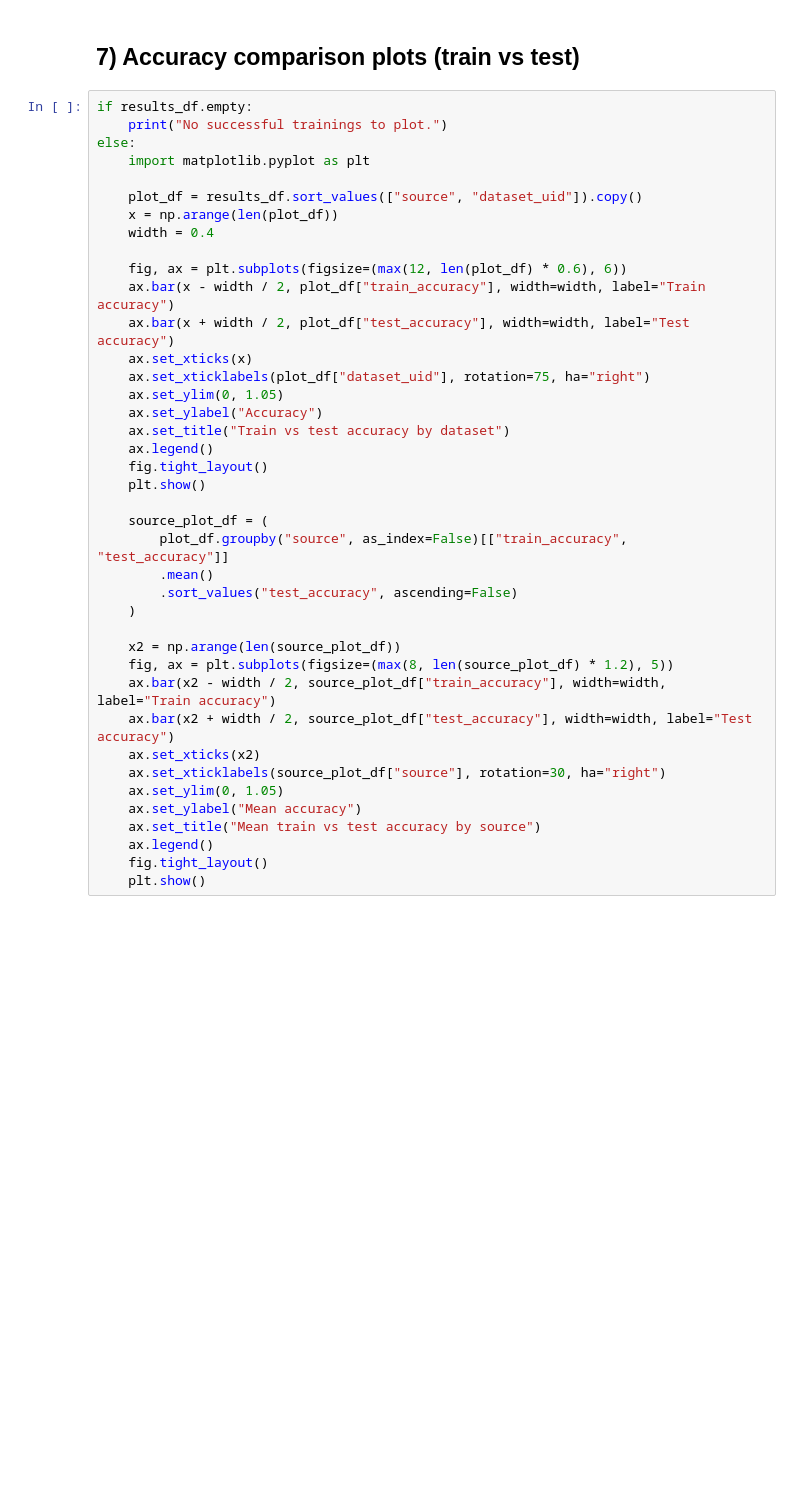
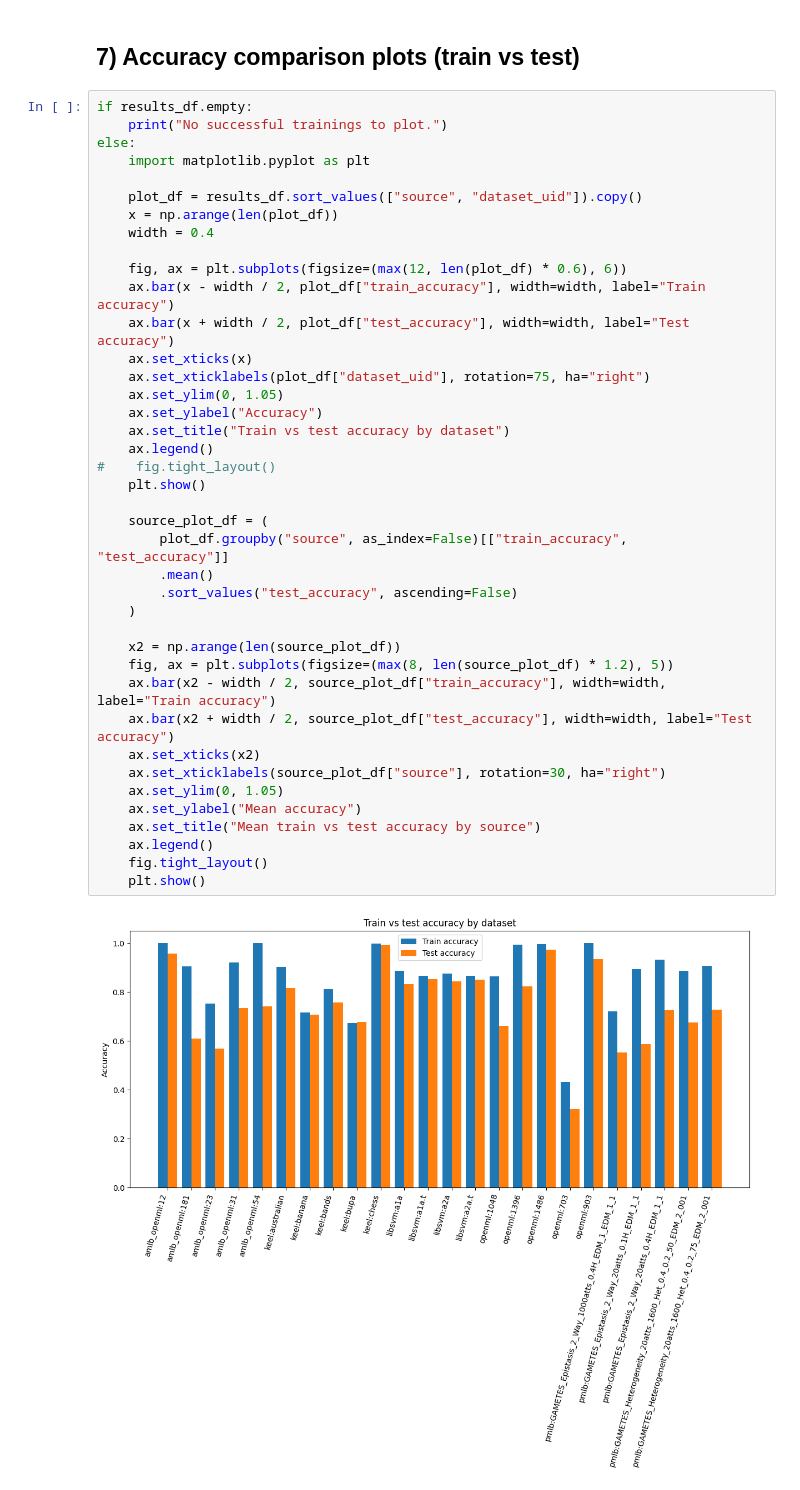
Before and after one commit to CalculatedContent/xgbwwdata, a Jupyter notebook: XGBWW_Catalog_Random5_XGBoost_Accuracy.ipynb, the cells around one changed output. Drawn from its saved outputs; the diff is of its cells as text; blank space fills up the shorter version.

```diff
--- a/XGBWW_Catalog_Random5_XGBoost_Accuracy.ipynb
+++ b/XGBWW_Catalog_Random5_XGBoost_Accuracy.ipynb
@@ -233,31 +333,33 @@ else:
 
     fig, ax = plt.subplots(figsize=(max(12, len(plot_df) * 0.6), 6))
     ax.bar(x - width / 2, plot_df["train_accuracy"], width=width, label="Train accuracy")
     ax.bar(x + width / 2, plot_df["test_accuracy"], width=width, label="Test accuracy")
     ax.set_xticks(x)
     ax.set_xticklabels(plot_df["dataset_uid"], rotation=75, ha="right")
     ax.set_ylim(0, 1.05)
     ax.set_ylabel("Accuracy")
     ax.set_title("Train vs test accuracy by dataset")
     ax.legend()
-    fig.tight_layout()
+#    fig.tight_layout()
     plt.show()
 
     source_plot_df = (
         plot_df.groupby("source", as_index=False)[["train_accuracy", "test_accuracy"]]
         .mean()
         .sort_values("test_accuracy", ascending=False)
     )
 
     x2 = np.arange(len(source_plot_df))
     fig, ax = plt.subplots(figsize=(max(8, len(source_plot_df) * 1.2), 5))
     ax.bar(x2 - width / 2, source_plot_df["train_accuracy"], width=width, label="Train accuracy")
     ax.bar(x2 + width / 2, source_plot_df["test_accuracy"], width=width, label="Test accuracy")
     ax.set_xticks(x2)
     ax.set_xticklabels(source_plot_df["source"], rotation=30, ha="right")
     ax.set_ylim(0, 1.05)
     ax.set_ylabel("Mean accuracy")
     ax.set_title("Mean train vs test accuracy by source")
     ax.legend()
     fig.tight_layout()
     plt.show()
+# %% [output]
+[figure, added]
```
Also changed, not shown: parts of 6 cells of this notebook.
